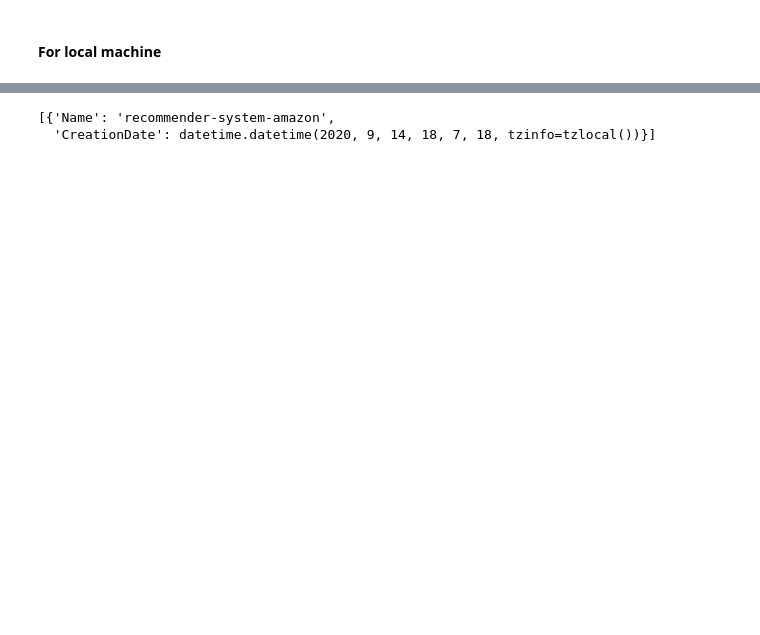
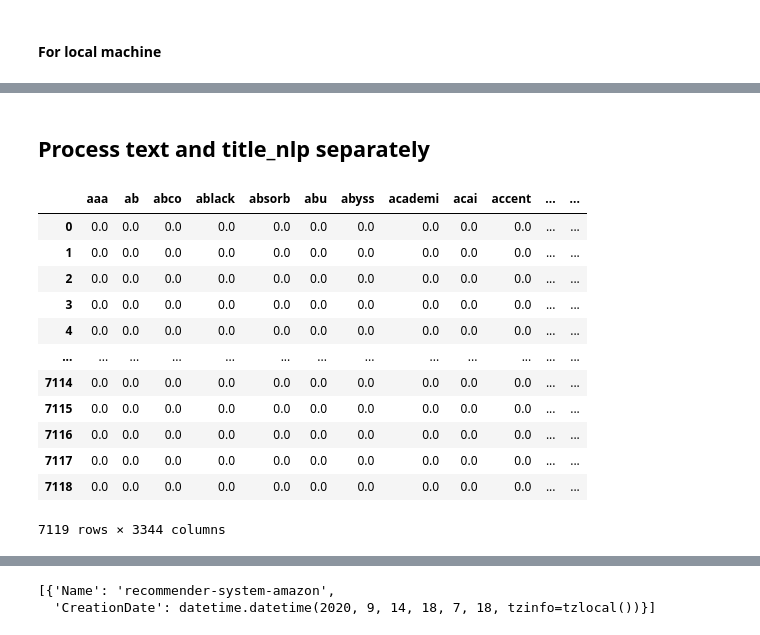
Before and after one commit to alirezasdg1/Amazon-recommender-system, a Jupyter notebook: notebooks/Content_based_recommender.ipynb, the cells around one changed output, grey strips where cells are left out. Drawn from its saved outputs; the diff is of its cells as text; code cells hidden in the pictures; blank space fills up the shorter version.

```diff
--- a/notebooks/Content_based_recommender.ipynb
+++ b/notebooks/Content_based_recommender.ipynb
@@ -43,4 +41,0 @@ df_all_15.head(5)
-# %%
-df_all_15 = df_all_15[~(df_all_15['title_nlp'].isna())]
-df_all_15 = df_all_15[~(df_all_15['item_text'].isna())]
-df_all_15 = df_all_15[~(df_all_15['reviewText'].isna())]
@@ -51,2 +42,2 @@ df_all_15.shape
 # %%
-df_items = df_all_15.groupby(['asin', 'title','title_nlp','image_x','item_text'])['reviewText'].apply(lambda x: ' '.join(x)).reset_index()
+df_items_text = df_all_15.groupby(['asin', 'title','title_nlp','image_x'])['item_text'].apply(lambda x: ' '.join(x)).reset_index()
@@ -68,0 +60,20 @@ df_items
+# %% [markdown]
+## Process text and title_nlp separately
+# %%
+vectorizer_item_text, df_items_tfidf = nlp_process(df_items_text['item_text'],max_features = None)
+# %%
+df_items_tfidf
+# %% [output]
+|  | aaa | ab | abco | ablack | absorb | abu | abyss | academi | acai | accent | ... | ... |
+| 0 | 0.0 | 0.0 | 0.0 | 0.0 | 0.0 | 0.0 | 0.0 | 0.0 | 0.0 | 0.0 | ... | ... |
+| 1 | 0.0 | 0.0 | 0.0 | 0.0 | 0.0 | 0.0 | 0.0 | 0.0 | 0.0 | 0.0 | ... | ... |
+| 2 | 0.0 | 0.0 | 0.0 | 0.0 | 0.0 | 0.0 | 0.0 | 0.0 | 0.0 | 0.0 | ... | ... |
+| 3 | 0.0 | 0.0 | 0.0 | 0.0 | 0.0 | 0.0 | 0.0 | 0.0 | 0.0 | 0.0 | ... | ... |
+| 4 | 0.0 | 0.0 | 0.0 | 0.0 | 0.0 | 0.0 | 0.0 | 0.0 | 0.0 | 0.0 | ... | ... |
+| ... | ... | ... | ... | ... | ... | ... | ... | ... | ... | ... | ... | ... |
+| 7114 | 0.0 | 0.0 | 0.0 | 0.0 | 0.0 | 0.0 | 0.0 | 0.0 | 0.0 | 0.0 | ... | ... |
+| 7115 | 0.0 | 0.0 | 0.0 | 0.0 | 0.0 | 0.0 | 0.0 | 0.0 | 0.0 | 0.0 | ... | ... |
+| 7116 | 0.0 | 0.0 | 0.0 | 0.0 | 0.0 | 0.0 | 0.0 | 0.0 | 0.0 | 0.0 | ... | ... |
+| 7117 | 0.0 | 0.0 | 0.0 | 0.0 | 0.0 | 0.0 | 0.0 | 0.0 | 0.0 | 0.0 | ... | ... |
+| 7118 | 0.0 | 0.0 | 0.0 | 0.0 | 0.0 | 0.0 | 0.0 | 0.0 | 0.0 | 0.0 | ... | ... |
+7119 rows × 3344 columns
```
Also changed, not shown: parts of 37 cells of this notebook, 1 other file.
